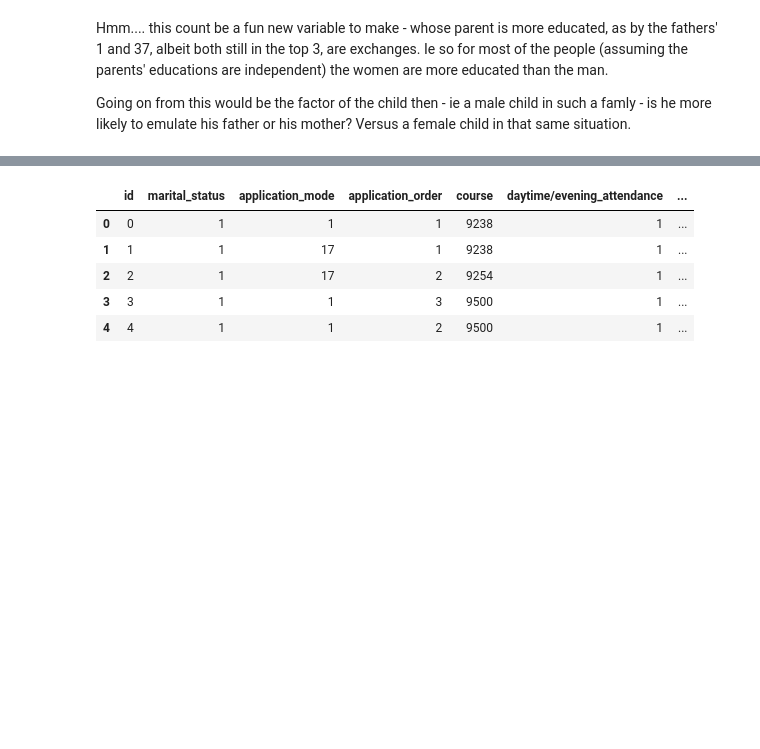
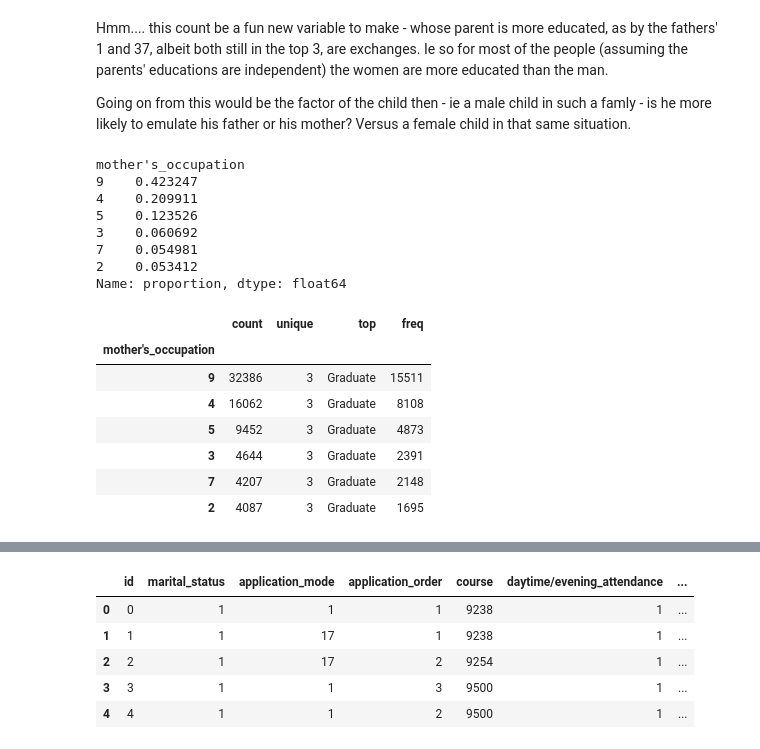
Before and after one commit to bwolff26/academic_success, a Jupyter notebook: code/ceda_i.ipynb, the cells around one changed output, grey strips where cells are left out. Drawn from its saved outputs; the diff is of its cells as text; code cells hidden in the pictures; blank space fills up the shorter version.

```diff
--- a/code/ceda_i.ipynb
+++ b/code/ceda_i.ipynb
@@ -362,3 +362,25 @@ Name: proportion, dtype: float64
 Hmm.... this count be a fun new variable to make - whose parent is more educated, as by the fathers' 1 and 37, albeit both still in the top 3, are exchanges. Ie so for most of the people (assuming the parents' educations are independent) the women are more educated than the man.
 
 Going on from this would be the factor of the child then - ie a male child in such a famly - is he more likely to emulate his father or his mother? Versus a female child in that same situation.
+# %%
+i = 11
+print(df[df.columns[i]].value_counts(normalize=True)[:6])
+grouped = df.groupby(df.columns[i]).size().sort_values(ascending=False)
+df.groupby(df.columns[i])['target'].describe().loc[grouped.index][:6]
+# %% [output]
+mother's_occupation
+9    0.423247
+4    0.209911
+5    0.123526
+3    0.060692
+7    0.054981
+2    0.053412
+Name: proportion, dtype: float64
+|  | count | unique | top | freq |
+| mother's_occupation |  |  |  |  |
+| 9 | 32386 | 3 | Graduate | 15511 |
+| 4 | 16062 | 3 | Graduate | 8108 |
+| 5 | 9452 | 3 | Graduate | 4873 |
+| 3 | 4644 | 3 | Graduate | 2391 |
+| 7 | 4207 | 3 | Graduate | 2148 |
+| 2 | 4087 | 3 | Graduate | 1695 |
```
Also changed, not shown: parts of 21 cells of this notebook.
